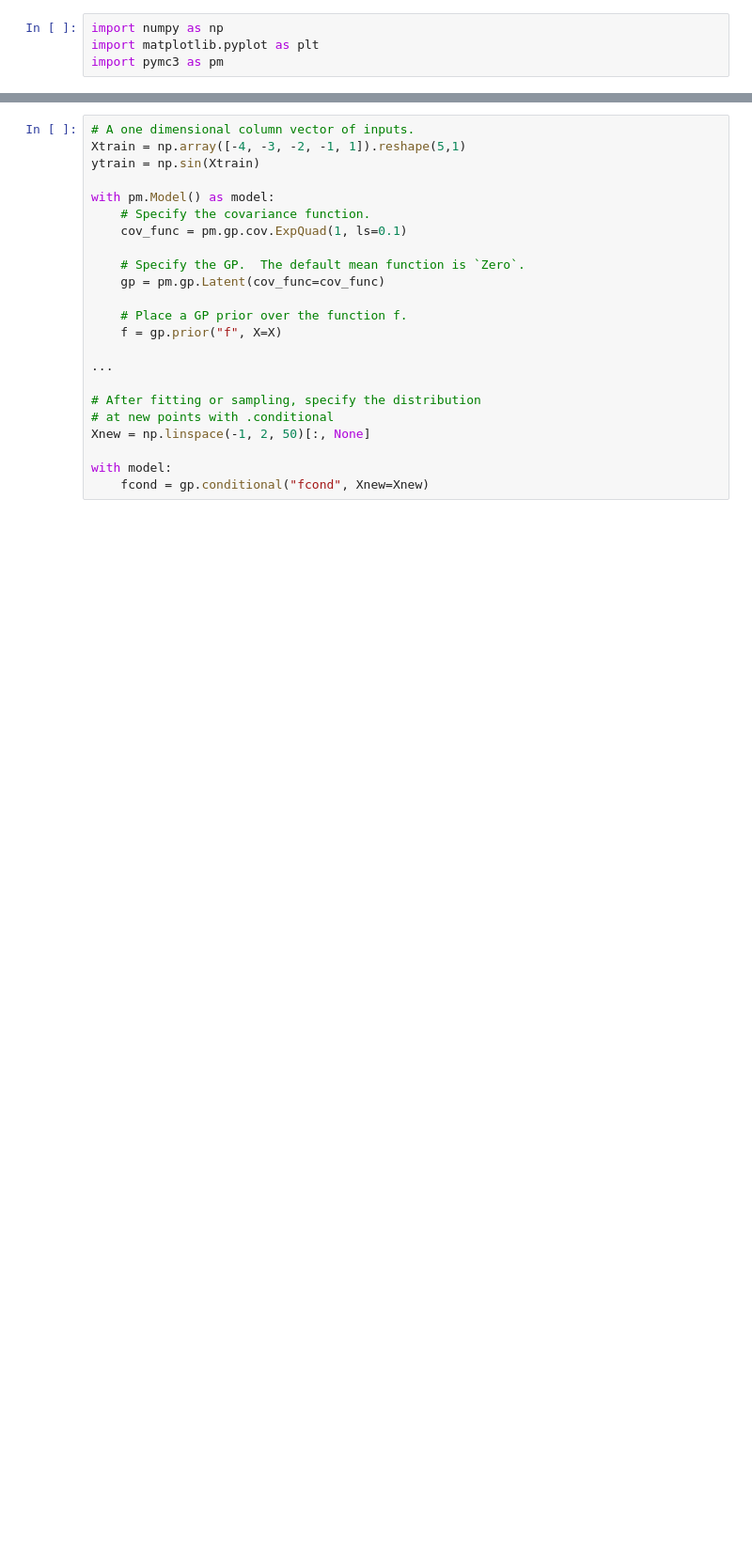
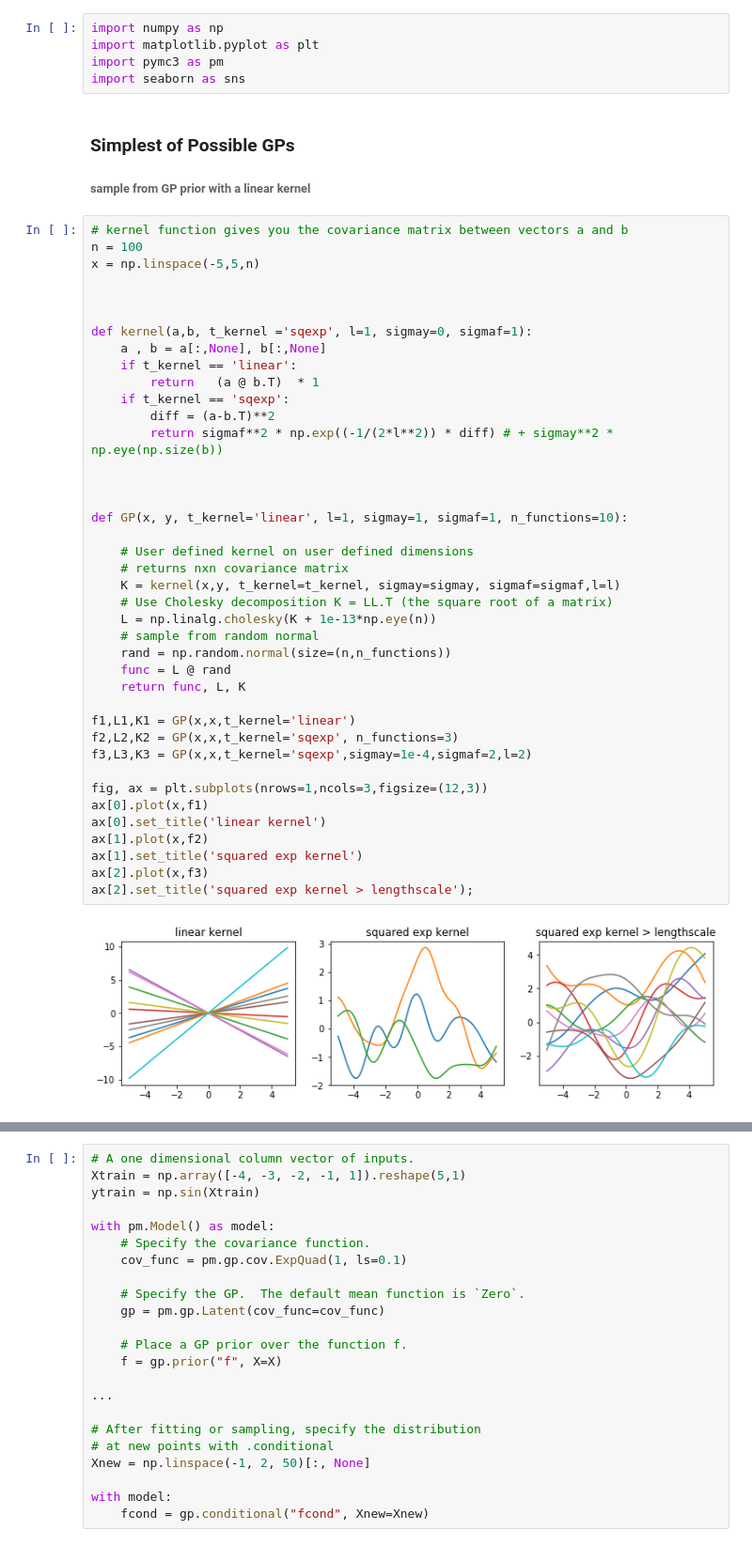
Before and after one commit to Mind-The-Data/GaussianProcess, a Jupyter notebook: GP_Basics.ipynb, the cells around one changed output, grey strips where cells are left out. Shown: that part at 94% size. Drawn from its saved outputs; the diff is of its cells as text; blank space fills up the shorter version.

```diff
--- a/GP_Basics.ipynb
+++ b/GP_Basics.ipynb
@@ -2,3 +2,49 @@
 import numpy as np
 import matplotlib.pyplot as plt
 import pymc3 as pm
+import seaborn as sns
+# %% [markdown]
+### Simplest of Possible GPs
+###### sample from GP prior with a linear kernel
+# %%
+# kernel function gives you the covariance matrix between vectors a and b
+n = 100
+x = np.linspace(-5,5,n)
+
+
+
+def kernel(a,b, t_kernel ='sqexp', l=1, sigmay=0, sigmaf=1):
+    a , b = a[:,None], b[:,None]
+    if t_kernel == 'linear':
+        return   (a @ b.T)  * 1
+    if t_kernel == 'sqexp':
+        diff = (a-b.T)**2
+        return sigmaf**2 * np.exp((-1/(2*l**2)) * diff) # + sigmay**2 * np.eye(np.size(b))
+
+
+
+def GP(x, y, t_kernel='linear', l=1, sigmay=1, sigmaf=1, n_functions=10):
+
+    # User defined kernel on user defined dimensions
+    # returns nxn covariance matrix
+    K = kernel(x,y, t_kernel=t_kernel, sigmay=sigmay, sigmaf=sigmaf,l=l)
+    # Use Cholesky decomposition K = LL.T (the square root of a matrix)
+    L = np.linalg.cholesky(K + 1e-13*np.eye(n))
+    # sample from random normal
+    rand = np.random.normal(size=(n,n_functions))
+    func = L @ rand
+    return func, L, K
+
+f1,L1,K1 = GP(x,x,t_kernel='linear')
+f2,L2,K2 = GP(x,x,t_kernel='sqexp', n_functions=3)
+f3,L3,K3 = GP(x,x,t_kernel='sqexp',sigmay=1e-4,sigmaf=2,l=2)
+
+fig, ax = plt.subplots(nrows=1,ncols=3,figsize=(12,3))
+ax[0].plot(x,f1)
+ax[0].set_title('linear kernel')
+ax[1].plot(x,f2)
+ax[1].set_title('squared exp kernel')
+ax[2].plot(x,f3)
+ax[2].set_title('squared exp kernel > lengthscale');
+# %% [output]
+[figure, added]
```
Also changed, not shown: parts of 13 cells of this notebook.
